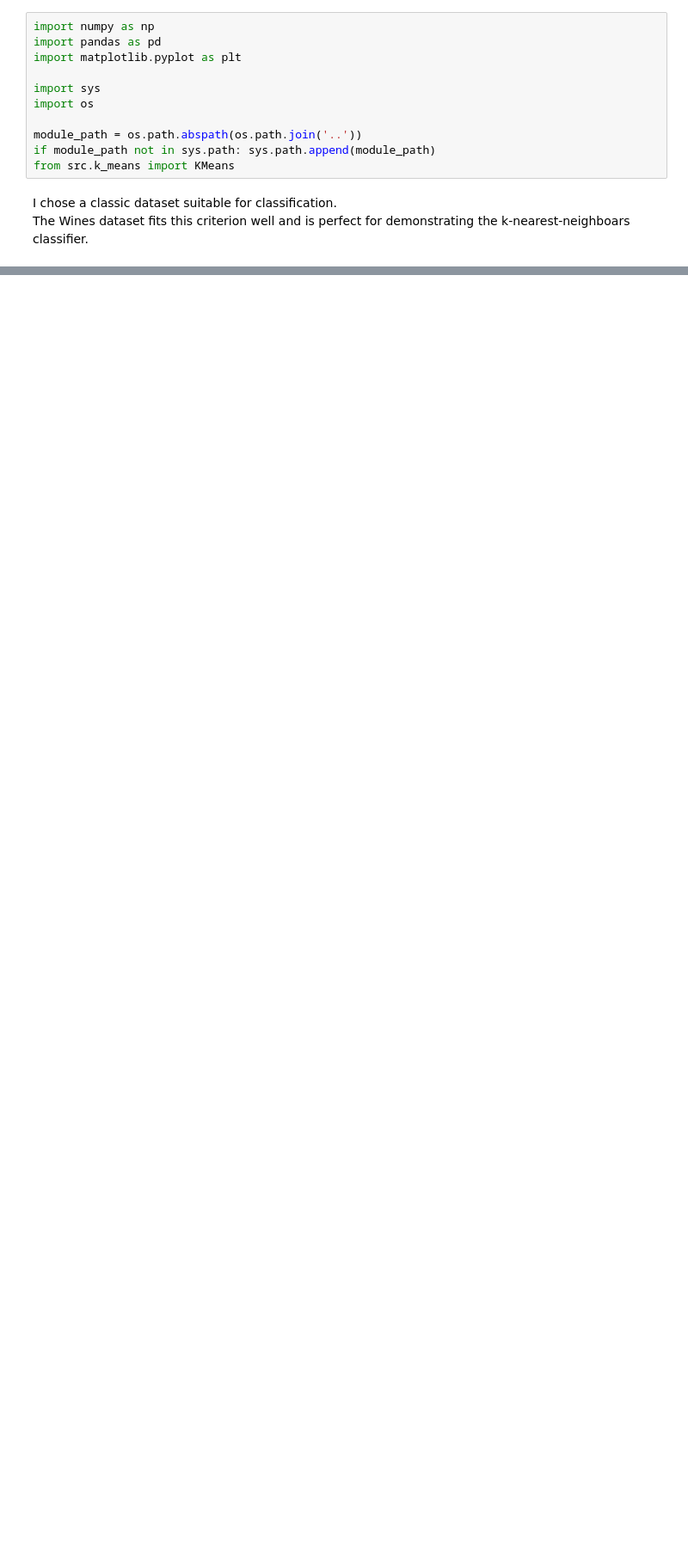
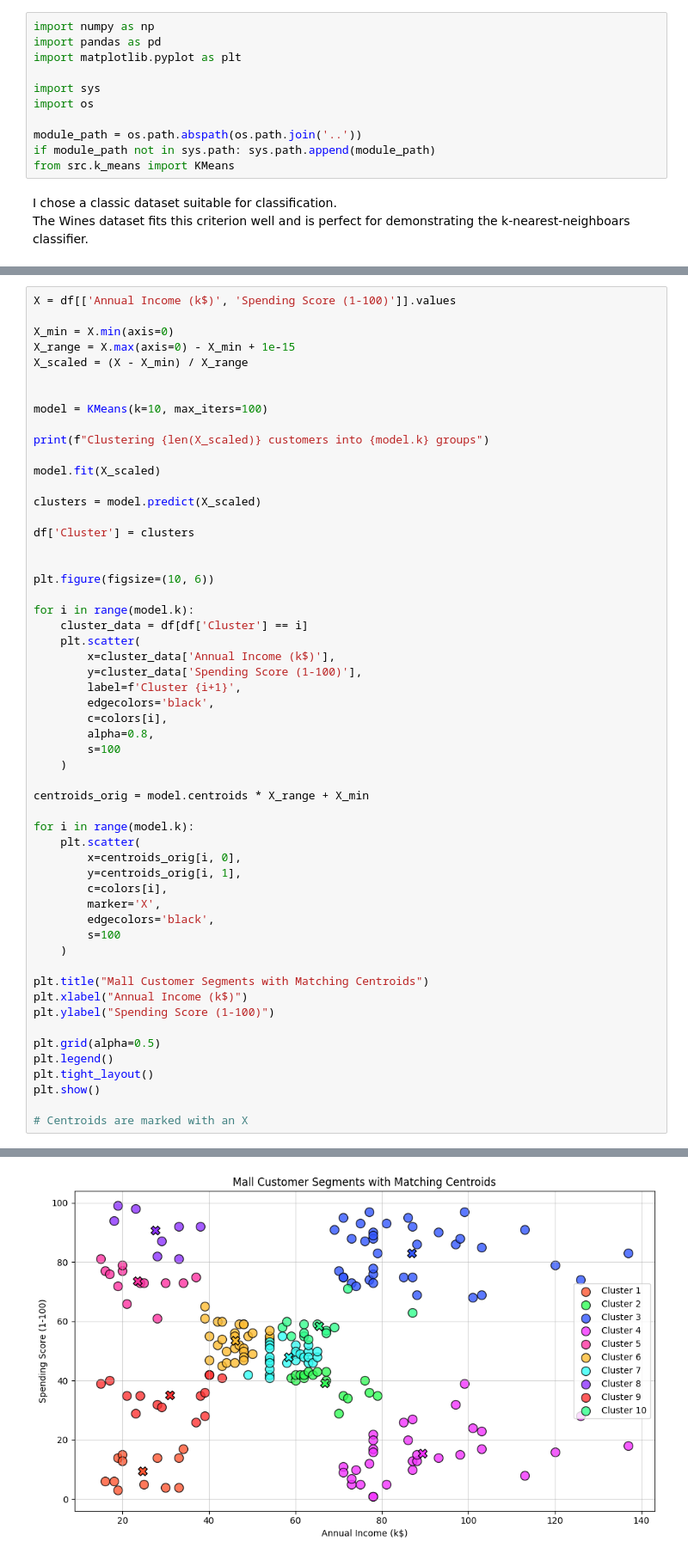
Before and after one commit to YaliMagdasy/ml-models-and-usage, a Jupyter notebook: notebooks/k-means-clustering.ipynb, the cells around one changed output, grey strips where cells are left out. Shown at 86% size. Drawn from its saved outputs; the diff is of its cells as text; blank space fills up the shorter version.

```diff
--- a/notebooks/k-means-clustering.ipynb
+++ b/notebooks/k-means-clustering.ipynb
@@ -80,0 +169,56 @@ max     70.000000          137.000000               99.000000
+# %%
+X = df[['Annual Income (k$)', 'Spending Score (1-100)']].values
+
+X_min = X.min(axis=0)
+X_range = X.max(axis=0) - X_min + 1e-15
+X_scaled = (X - X_min) / X_range
+
+
+model = KMeans(k=10, max_iters=100)
+
+print(f"Clustering {len(X_scaled)} customers into {model.k} groups")
+
+model.fit(X_scaled)
+
+clusters = model.predict(X_scaled)
+
+df['Cluster'] = clusters
+
+
+plt.figure(figsize=(10, 6))
+
+for i in range(model.k):
+    cluster_data = df[df['Cluster'] == i]
+    plt.scatter(
+        x=cluster_data['Annual Income (k$)'],
+        y=cluster_data['Spending Score (1-100)'],
+        label=f'Cluster {i+1}',
+        edgecolors='black',
+        c=colors[i],
+        alpha=0.8,
+        s=100
+    )
+
+centroids_orig = model.centroids * X_range + X_min
+
+for i in range(model.k):
+    plt.scatter(
+        x=centroids_orig[i, 0],
+        y=centroids_orig[i, 1],
+        c=colors[i],
+        marker='X',
+        edgecolors='black',
+        s=100
+    )
+
+plt.title("Mall Customer Segments with Matching Centroids")
+plt.xlabel("Annual Income (k$)")
+plt.ylabel("Spending Score (1-100)")
+
+plt.grid(alpha=0.5)
+plt.legend()
+plt.tight_layout()
+plt.show()
+
+# Centroids are marked with an X
+# %% [output]
@@ -80,0 +226 @@ max     70.000000          137.000000               99.000000
+[figure, added]
```
Also changed, not shown: parts of 3 cells of this notebook.
